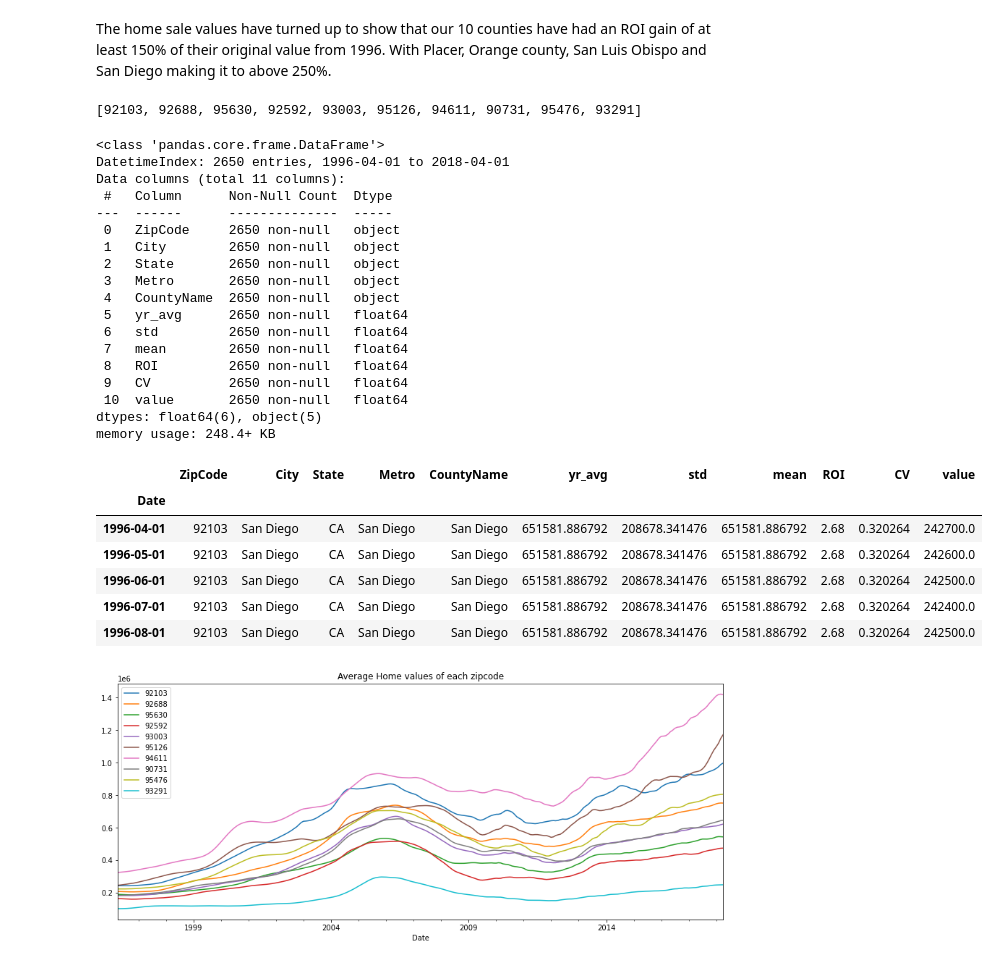
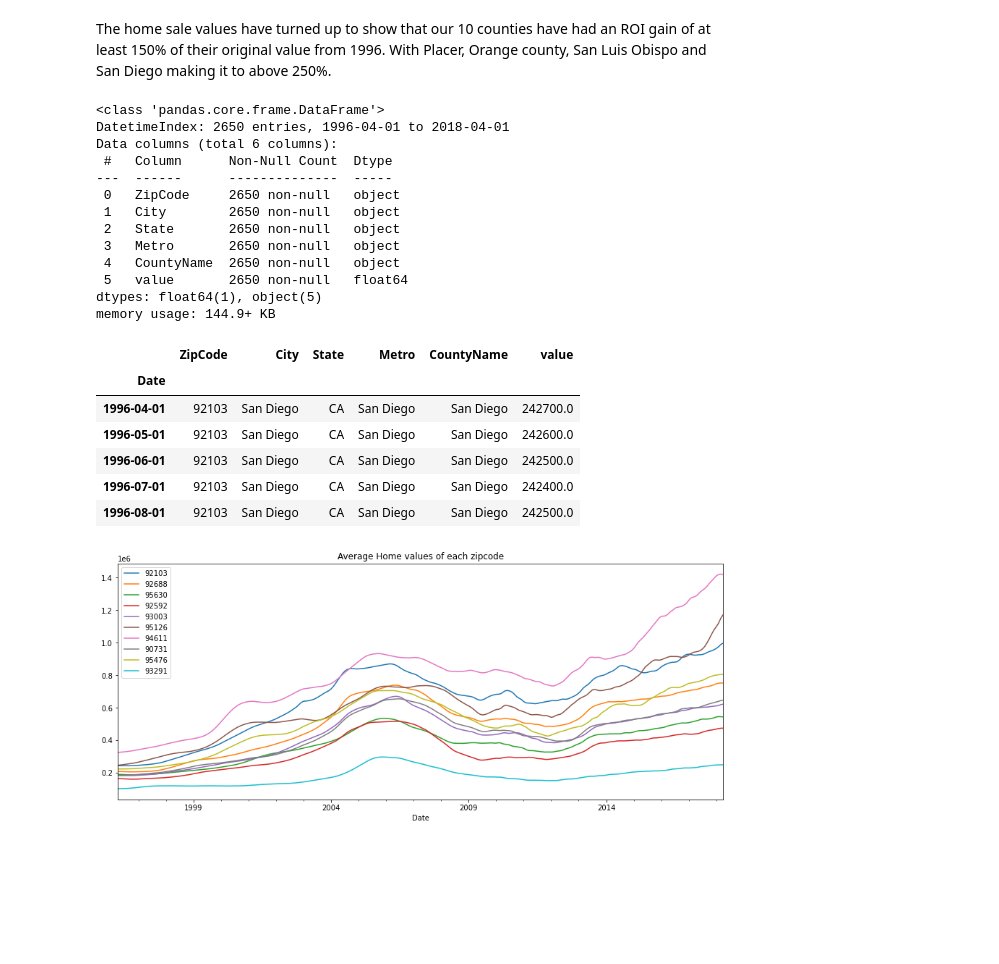
Before and after one commit to jennifernha/Zillow-Time-Series, a Jupyter notebook: Zillow Time Series Analysis.ipynb, the cells around one changed output. Drawn from its saved outputs; the diff is of its cells as text; code cells hidden in the pictures; blank space fills up the shorter version.

```diff
--- a/Zillow Time Series Analysis.ipynb
+++ b/Zillow Time Series Analysis.ipynb
@@ -152,7 +133,7 @@ Our client mainly wants to focus on CA. let's drop the rest.
 #Code from Project 4 Start Notebook
 def melt_data(df):
     melted = pd.melt(df,
-                     id_vars=['ZipCode', 'City', 'State', 'Metro', 'CountyName','yr_avg','std','mean','ROI', 'CV'],
+                     id_vars=['ZipCode', 'City', 'State', 'Metro', 'CountyName'],
                      var_name='Date')
     melted['Date'] = pd.to_datetime(melted['Date'], infer_datetime_format=True)
     melted = melted.dropna(subset=['value'])
@@ -185,10 +161,11 @@ memory usage: 9.6+ MB
 melted_df['ZipCode'] = melted_df['ZipCode'].astype(str)
 
 # Make sure the data type of the 'Date' column is datetime
-melted_df['Date'] = pd.to_datetime(melted_df['Date'], format='%m/%y')
+melted_df['Date'] = pd.to_datetime(melted_df['Date'], format='%Y/%m')
 
 # Set the 'Date' column as index
 melted_df.set_index('Date', inplace=True)
 
+melted_df.info
 melted_df.head()
 # %% [output]
@@ -468,62 +426,53 @@ def visualize_time_series(df, name):
 # %% [markdown]
 The home sale values have turned up to show that our 10 counties have had an ROI gain of at least 150% of their original value from 1996. With Placer, Orange county, San Luis Obispo and San Diego making it to above 250%.
-# %%
-ziplist
-# %% [output]
-[92103, 92688, 95630, 92592, 93003, 95126, 94611, 90731, 95476, 93291]
 # %%
 #save data on each of the 10 zip codes
-df_zip1 = melted_df[melted_df['ZipCode']=='92103']
-df_zip2 = melted_df[melted_df['ZipCode']=='92688']
-df_zip3 = melted_df[melted_df['ZipCode']=='95630']
-df_zip4 = melted_df[melted_df['ZipCode']=='92592']
-df_zip5 = melted_df[melted_df['ZipCode']=='93003']
-df_zip6 = melted_df[melted_df['ZipCode']=='95126']
-df_zip7 = melted_df[melted_df['ZipCode']=='94611']
-df_zip8 = melted_df[melted_df['ZipCode']=='90731']
-df_zip9 = melted_df[melted_df['ZipCode']=='95476']
-df_zip10 = melted_df[melted_df['ZipCode']=='93291']
+df_zip92103 = melted_df[melted_df['ZipCode']=='92103']
+df_zip92688 = melted_df[melted_df['ZipCode']=='92688']
+df_zip95630 = melted_df[melted_df['ZipCode']=='95630']
+df_zip92592 = melted_df[melted_df['ZipCode']=='92592']
+df_zip93003 = melted_df[melted_df['ZipCode']=='93003']
+df_zip95126 = melted_df[melted_df['ZipCode']=='95126']
+df_zip94611 = melted_df[melted_df['ZipCode']=='94611']
+df_zip90731 = melted_df[melted_df['ZipCode']=='90731']
+df_zip95476 = melted_df[melted_df['ZipCode']=='95476']
+df_zip93291 = melted_df[melted_df['ZipCode']=='93291']
 # %%
 #Create a dataframe for the top10 zipcodes
 master_zip = pd.DataFrame()
-master_zip = master_zip.append(df_zip1)
-master_zip = master_zip.append(df_zip2)
-master_zip = master_zip.append(df_zip3)
-master_zip = master_zip.append(df_zip4)
-master_zip = master_zip.append(df_zip5)
-master_zip = master_zip.append(df_zip6)
-master_zip = master_zip.append(df_zip7)
-master_zip = master_zip.append(df_zip8)
-master_zip = master_zip.append(df_zip9)
-master_zip = master_zip.append(df_zip10)
+master_zip = master_zip.append(df_zip92103)
+master_zip = master_zip.append(df_zip92688)
+master_zip = master_zip.append(df_zip95630)
+master_zip = master_zip.append(df_zip92592)
+master_zip = master_zip.append(df_zip93003)
+master_zip = master_zip.append(df_zip95126)
+master_zip = master_zip.append(df_zip94611)
+master_zip = master_zip.append(df_zip90731)
+master_zip = master_zip.append(df_zip95476)
+master_zip = master_zip.append(df_zip93291)
 master_zip.info()
 master_zip.head()
 # %% [output]
 <class 'pandas.core.frame.DataFrame'>
 DatetimeIndex: 2650 entries, 1996-04-01 to 2018-04-01
-Data columns (total 11 columns):
+Data columns (total 6 columns):
  #   Column      Non-Null Count  Dtype
 ---  ------      --------------  -----
  0   ZipCode     2650 non-null   object
  1   City        2650 non-null   object
  2   State       2650 non-null   object
  3   Metro       2650 non-null   object
  4   CountyName  2650 non-null   object
- 5   yr_avg      2650 non-null   float64
- 6   std         2650 non-null   float64
- 7   mean        2650 non-null   float64
- 8   ROI         2650 non-null   float64
- 9   CV          2650 non-null   float64
- 10  value       2650 non-null   float64
-dtypes: float64(6), object(5)
-memory usage: 248.4+ KB
+ 5   value       2650 non-null   float64
+dtypes: float64(1), object(5)
+memory usage: 144.9+ KB
-|  | ZipCode | City | State | Metro | CountyName | yr_avg | std | mean | ROI | CV | value |
-| Date |  |  |  |  |  |  |  |  |  |  |  |
-| 1996-04-01 | 92103 | San Diego | CA | San Diego | San Diego | 651581.886792 | 208678.341476 | 651581.886792 | 2.68 | 0.320264 | 242700.0 |
-| 1996-05-01 | 92103 | San Diego | CA | San Diego | San Diego | 651581.886792 | 208678.341476 | 651581.886792 | 2.68 | 0.320264 | 242600.0 |
-| 1996-06-01 | 92103 | San Diego | CA | San Diego | San Diego | 651581.886792 | 208678.341476 | 651581.886792 | 2.68 | 0.320264 | 242500.0 |
-| 1996-07-01 | 92103 | San Diego | CA | San Diego | San Diego | 651581.886792 | 208678.341476 | 651581.886792 | 2.68 | 0.320264 | 242400.0 |
-| 1996-08-01 | 92103 | San Diego | CA | San Diego | San Diego | 651581.886792 | 208678.341476 | 651581.886792 | 2.68 | 0.320264 | 242500.0 |
+|  | ZipCode | City | State | Metro | CountyName | value |
+| Date |  |  |  |  |  |  |
+| 1996-04-01 | 92103 | San Diego | CA | San Diego | San Diego | 242700.0 |
+| 1996-05-01 | 92103 | San Diego | CA | San Diego | San Diego | 242600.0 |
+| 1996-06-01 | 92103 | San Diego | CA | San Diego | San Diego | 242500.0 |
+| 1996-07-01 | 92103 | San Diego | CA | San Diego | San Diego | 242400.0 |
+| 1996-08-01 | 92103 | San Diego | CA | San Diego | San Diego | 242500.0 |
 # %%
 zip_ts = []
 for zc in master_zip.ZipCode.unique():
```
Also changed, not shown: parts of 90 cells of this notebook.
